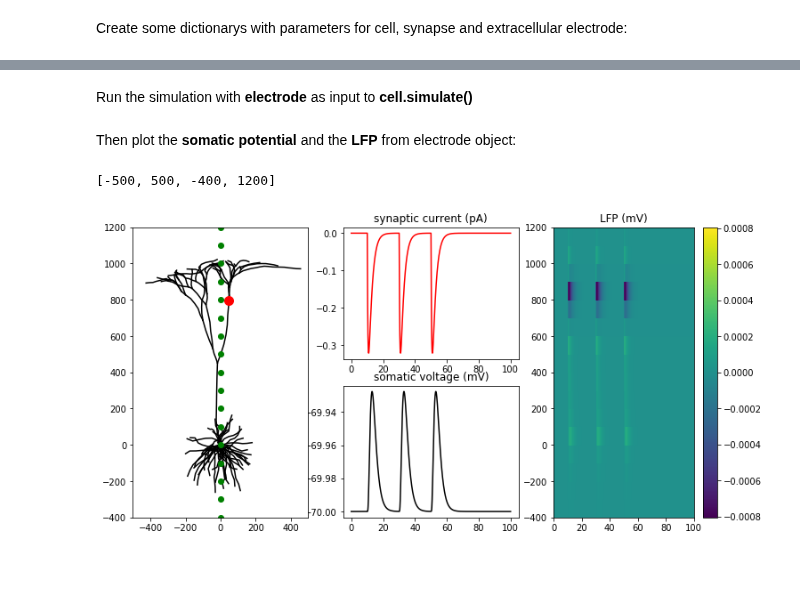
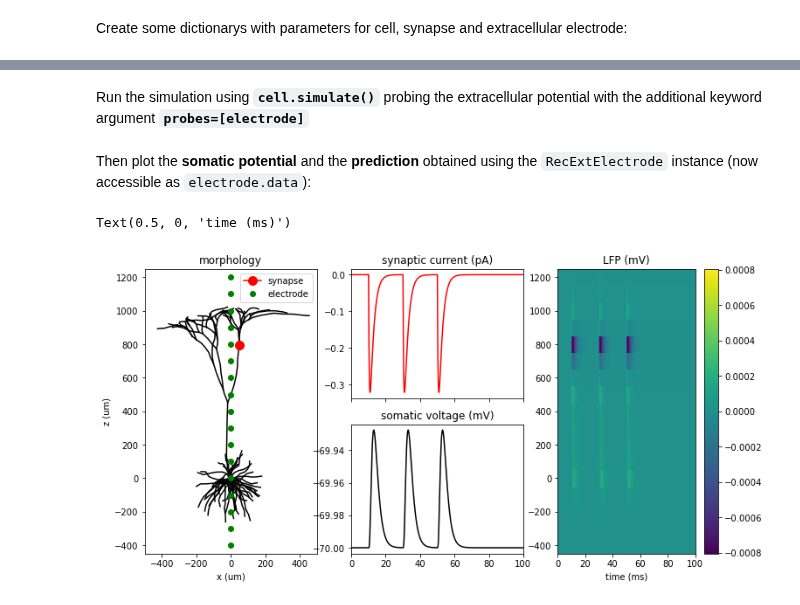
Before and after one commit to LFPy/LFPy, a Jupyter notebook: examples/LFPy-example-02.ipynb, the cells around one changed output, grey strips where cells are left out. Cells and saved outputs as stored; diff of their text form; code cells hidden in the pictures; blank space fills up the shorter version.

```diff
--- a/examples/LFPy-example-02.ipynb
+++ b/examples/LFPy-example-02.ipynb
@@ -52,7 +49,8 @@ synapse = LFPy.Synapse(cell,
                        **synapseParameters)
 synapse.set_spike_times(array([10, 30, 50]))
 
-electrode = LFPy.RecExtElectrode(**electrodeParameters)
+electrode = LFPy.RecExtElectrode(cell, **electrodeParameters)
-# %% [markdown]
-Run the simulation with **electrode** as input to **cell.simulate()**
+# %% [markdown]
+Run the simulation using **`cell.simulate()`** probing the extracellular potential with
+the additional keyword argument **`probes=[electrode]`**
 # %%
@@ -60,32 +58,43 @@ cell.simulate(electrode = electrode)
 # %% [markdown]
-Then plot the **somatic potential** and the **LFP**
-from electrode object:
+Then plot the **somatic potential** and the **prediction** obtained using the `RecExtElectrode` instance
+(now accessible as `electrode.data`):
-# %%
-figure(figsize=(12, 6))
-subplot(133)
-pcolormesh(cell.tvec, electrode.z, electrode.LFP,
-           vmin=-abs(electrode.LFP).max(), vmax=abs(electrode.LFP).max())
-colorbar()
-title('LFP (mV)')
-
-subplot(232)
-plot(cell.tvec, synapse.i, 'r'), title('synaptic current (pA)')
-
-subplot(235)
-plot(cell.tvec, cell.somav, 'k'), title('somatic voltage (mV)')
-
-subplot(131)
-for sec in LFPy.cell.neuron.h.allsec():
-    idx = cell.get_idx(sec.name())
-    plot(np.r_[cell.xstart[idx], cell.xend[idx][-1]],
-            np.r_[cell.zstart[idx], cell.zend[idx][-1]],
-            color='k')
-plot([cell.synapses[0].x], [cell.synapses[0].z],
-     color='r', marker='o', markersize=10)
-plot(electrode.x, electrode.z, '.', marker='o', color='g')
-axis([-500, 500, -400, 1200])
-
-#savefig('LFPy-example-2.pdf', dpi=300)
-# %% [output]
-[-500, 500, -400, 1200]
-[figure, removed]
+# %%
+fig = figure(figsize=(12, 6))
+gs = GridSpec(2, 3)
+
+ax0 = fig.add_subplot(gs[:, 0])
+for sec in LFPy.cell.neuron.h.allsec():
+    idx = cell.get_idx(sec.name())
+    ax0.plot(np.r_[cell.x[idx, 0], cell.x[idx, 1][-1]],
+             np.r_[cell.z[idx, 0], cell.z[idx, 1][-1]],
+             color='k', label='__nolabel__')
+ax0.plot([cell.synapses[0].x], [cell.synapses[0].z],
+         color='r', marker='o', markersize=10,
+         label='synapse')
+ax0.plot(electrode.x, electrode.z, '.', marker='o', color='g',
+         label='electrode')
+ax0.axis([-500, 500, -450, 1250])
+ax0.legend()
+ax0.set_xlabel('x (um)')
+ax0.set_ylabel('z (um)')
+ax0.set_title('morphology')
+
+ax1 = fig.add_subplot(gs[0, 1])
+ax1.plot(cell.tvec, synapse.i, 'r'), title('synaptic current (pA)')
+plt.setp(ax1.get_xticklabels(), visible=False)
+
+ax2 = fig.add_subplot(gs[1, 1], sharex=ax1)
+ax2.plot(cell.tvec, cell.somav, 'k'), title('somatic voltage (mV)')
+
+ax3 = fig.add_subplot(gs[:, 2], sharey=ax0, sharex=ax1)
+im = ax3.pcolormesh(cell.tvec, electrode.z, electrode.data,
+                 vmin=-abs(electrode.data).max(), vmax=abs(electrode.data).max(),
+                 shading='auto')
+colorbar(im)
+ax3.set_title('LFP (mV)')
+ax3.set_xlabel('time (ms)')
+
+#savefig('LFPy-example-02.pdf', dpi=300)
+# %% [output]
+Text(0.5, 0, 'time (ms)')
+[figure, added]
```
Also changed, not shown: parts of 4 cells of this notebook, 12 other files.
